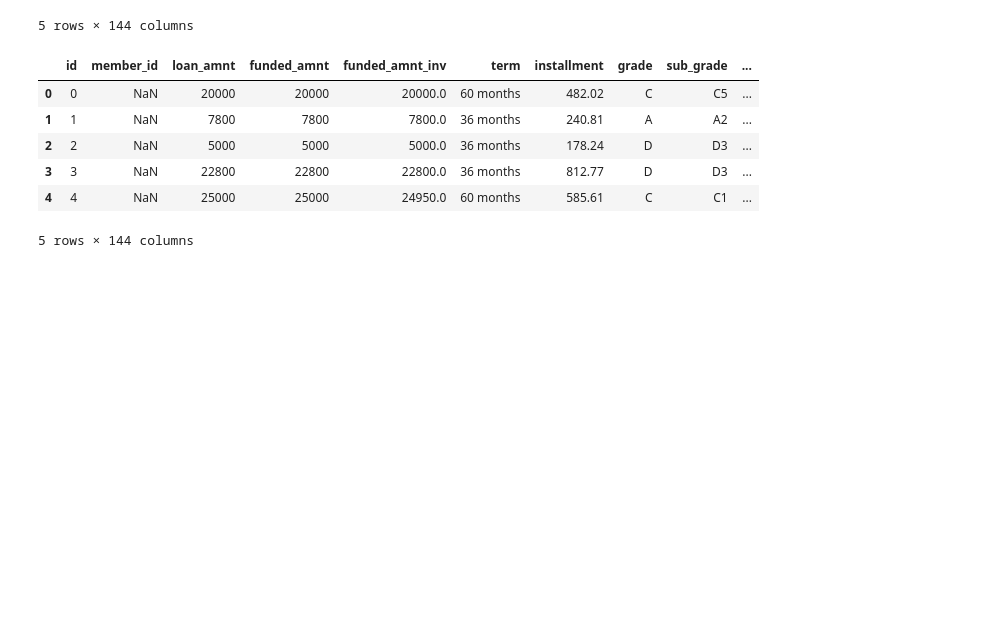
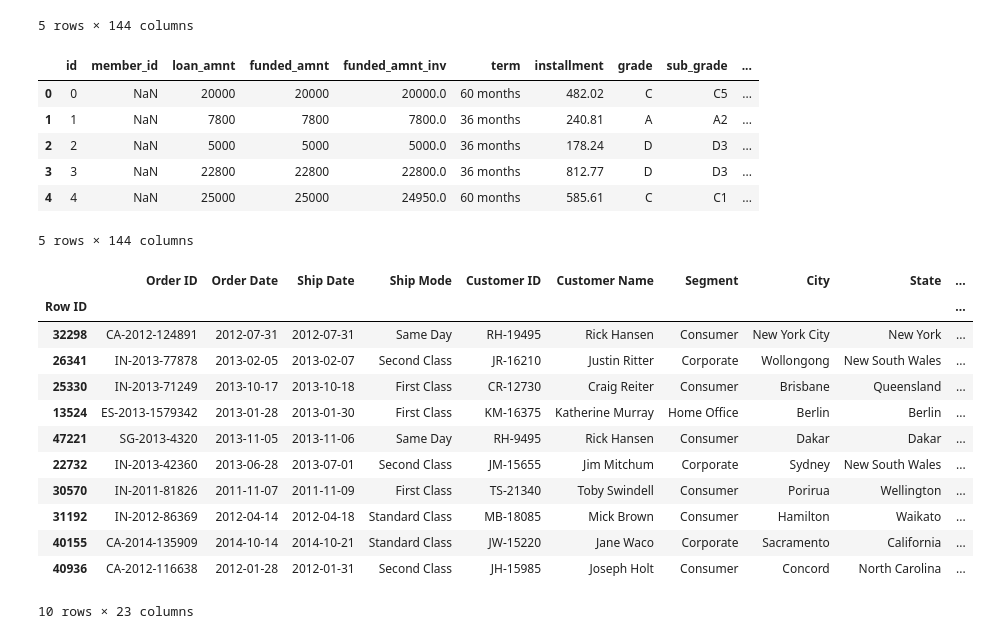
Before and after one commit to ashen007/pandas_data_analysis, a Jupyter notebook: v_2/c_1.ipynb, the cells around one changed output. Cells and saved outputs as stored; diff of their text form; code cells hidden in the pictures; blank space fills up the shorter version.

Commit message:
read excel file

```diff
--- a/v_2/c_1.ipynb
+++ b/v_2/c_1.ipynb
@@ -113,3 +113,20 @@ pd.read_csv('../data/p1_test.csv',nrows=5)
 | 3 | 3 | NaN | 22800 | 22800 | 22800.0 | 36 months | 812.77 | D | D3 | ... |
 | 4 | 4 | NaN | 25000 | 25000 | 24950.0 | 60 months | 585.61 | C | C1 | ... |
 5 rows × 144 columns
+# %%
+# read from excel file
+pd.read_excel('../../../../../../data visualition/sample datasets/Global Superstore.xls',index_col='Row ID',nrows=10)
+# %% [output]
+|  | Order ID | Order Date | Ship Date | Ship Mode | Customer ID | Customer Name | Segment | City | State | ... |
+| Row ID |  |  |  |  |  |  |  |  |  | ... |
+| 32298 | CA-2012-124891 | 2012-07-31 | 2012-07-31 | Same Day | RH-19495 | Rick Hansen | Consumer | New York City | New York | ... |
+| 26341 | IN-2013-77878 | 2013-02-05 | 2013-02-07 | Second Class | JR-16210 | Justin Ritter | Corporate | Wollongong | New South Wales | ... |
+| 25330 | IN-2013-71249 | 2013-10-17 | 2013-10-18 | First Class | CR-12730 | Craig Reiter | Consumer | Brisbane | Queensland | ... |
+| 13524 | ES-2013-1579342 | 2013-01-28 | 2013-01-30 | First Class | KM-16375 | Katherine Murray | Home Office | Berlin | Berlin | ... |
+| 47221 | SG-2013-4320 | 2013-11-05 | 2013-11-06 | Same Day | RH-9495 | Rick Hansen | Consumer | Dakar | Dakar | ... |
+| 22732 | IN-2013-42360 | 2013-06-28 | 2013-07-01 | Second Class | JM-15655 | Jim Mitchum | Corporate | Sydney | New South Wales | ... |
+| 30570 | IN-2011-81826 | 2011-11-07 | 2011-11-09 | First Class | TS-21340 | Toby Swindell | Consumer | Porirua | Wellington | ... |
+| 31192 | IN-2012-86369 | 2012-04-14 | 2012-04-18 | Standard Class | MB-18085 | Mick Brown | Consumer | Hamilton | Waikato | ... |
+| 40155 | CA-2014-135909 | 2014-10-14 | 2014-10-21 | Standard Class | JW-15220 | Jane Waco | Corporate | Sacramento | California | ... |
+| 40936 | CA-2012-116638 | 2012-01-28 | 2012-01-31 | Second Class | JH-15985 | Joseph Holt | Consumer | Concord | North Carolina | ... |
+10 rows × 23 columns
```
